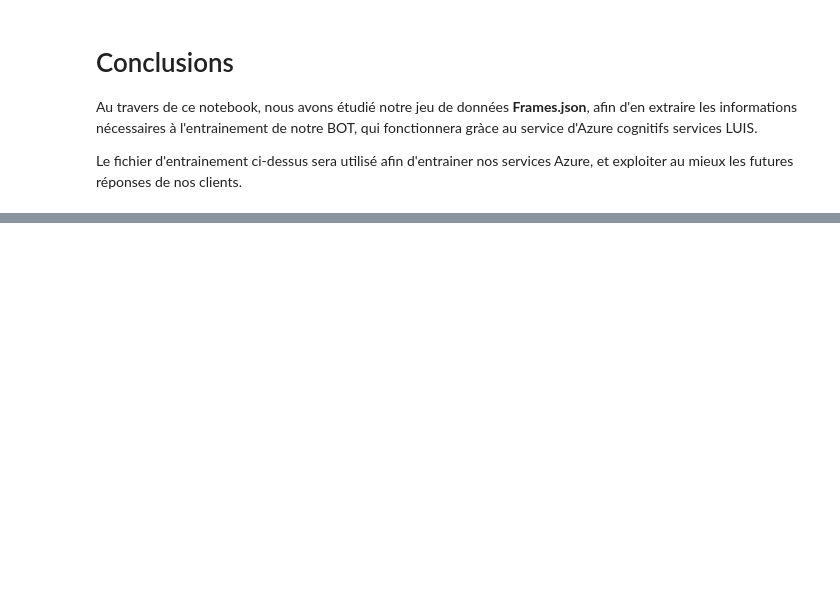
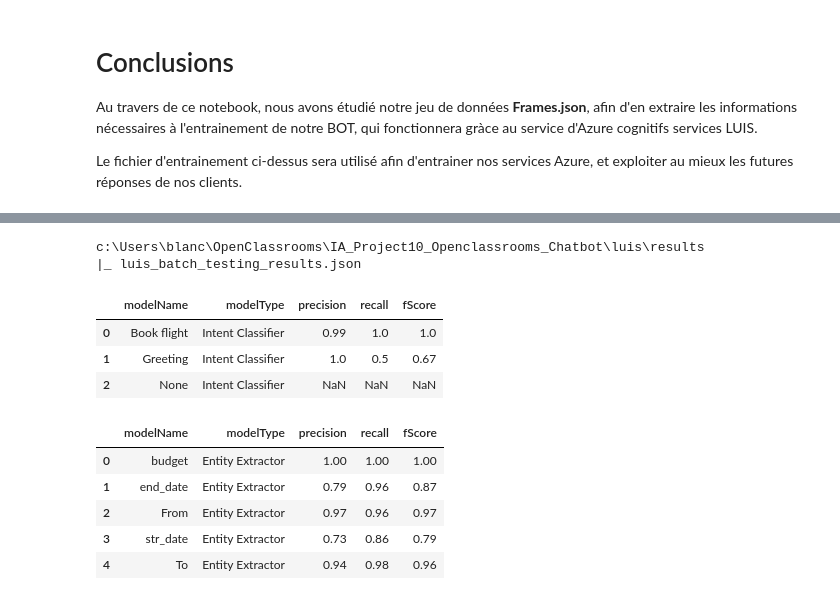
Before and after one commit to blanchonnicolas/IA_Chatbot_FlightBooking, a Jupyter notebook: EDA.ipynb, the cells around one changed output, grey strips where cells are left out. Saved outputs shown, nothing was run; the diff lists cells and outputs as text; code cells hidden in the pictures; blank space fills up the shorter version.

Commit message:
luis authoring scripts updated with test results display, and cloning script to increment version of existing luis app

```diff
--- a/EDA.ipynb
+++ b/EDA.ipynb
@@ -567,0 +580,32 @@ Le fichier d'entrainement ci-dessus sera utilisé afin d'entrainer nos services
+# %%
+src_path = os.path.abspath(os.path.join("../IA_Project10_Openclassrooms_Chatbot"))
+if src_path not in sys.path:
+    sys.path.append(src_path)
+
+#Build Data path
+result_path = os.path.join(src_path, "luis", "results")
+print(result_path)
+for f in os.listdir(result_path):
+    print("|_",f)
+# %% [output]
+c:\Users\blanc\OpenClassrooms\IA_Project10_Openclassrooms_Chatbot\luis\results
+|_ luis_batch_testing_results.json
+# %%
+with open(os.path.join(result_path, "luis_batch_testing_results.json"), 'r') as file:
+    luis_batch_testing_results = json.load(file)
+# %%
+pd.json_normalize(luis_batch_testing_results["intentModelsStats"])
+# %% [output]
+|  | modelName | modelType | precision | recall | fScore |
+| 0 | Book flight | Intent Classifier | 0.99 | 1.0 | 1.0 |
+| 1 | Greeting | Intent Classifier | 1.0 | 0.5 | 0.67 |
+| 2 | None | Intent Classifier | NaN | NaN | NaN |
+# %%
+pd.json_normalize(luis_batch_testing_results["entityModelsStats"])
+# %% [output]
+|  | modelName | modelType | precision | recall | fScore |
+| 0 | budget | Entity Extractor | 1.00 | 1.00 | 1.00 |
+| 1 | end_date | Entity Extractor | 0.79 | 0.96 | 0.87 |
+| 2 | From | Entity Extractor | 0.97 | 0.96 | 0.97 |
+| 3 | str_date | Entity Extractor | 0.73 | 0.86 | 0.79 |
+| 4 | To | Entity Extractor | 0.94 | 0.98 | 0.96 |
```
Also changed, not shown: parts of 4 cells of this notebook, 2 other files.
